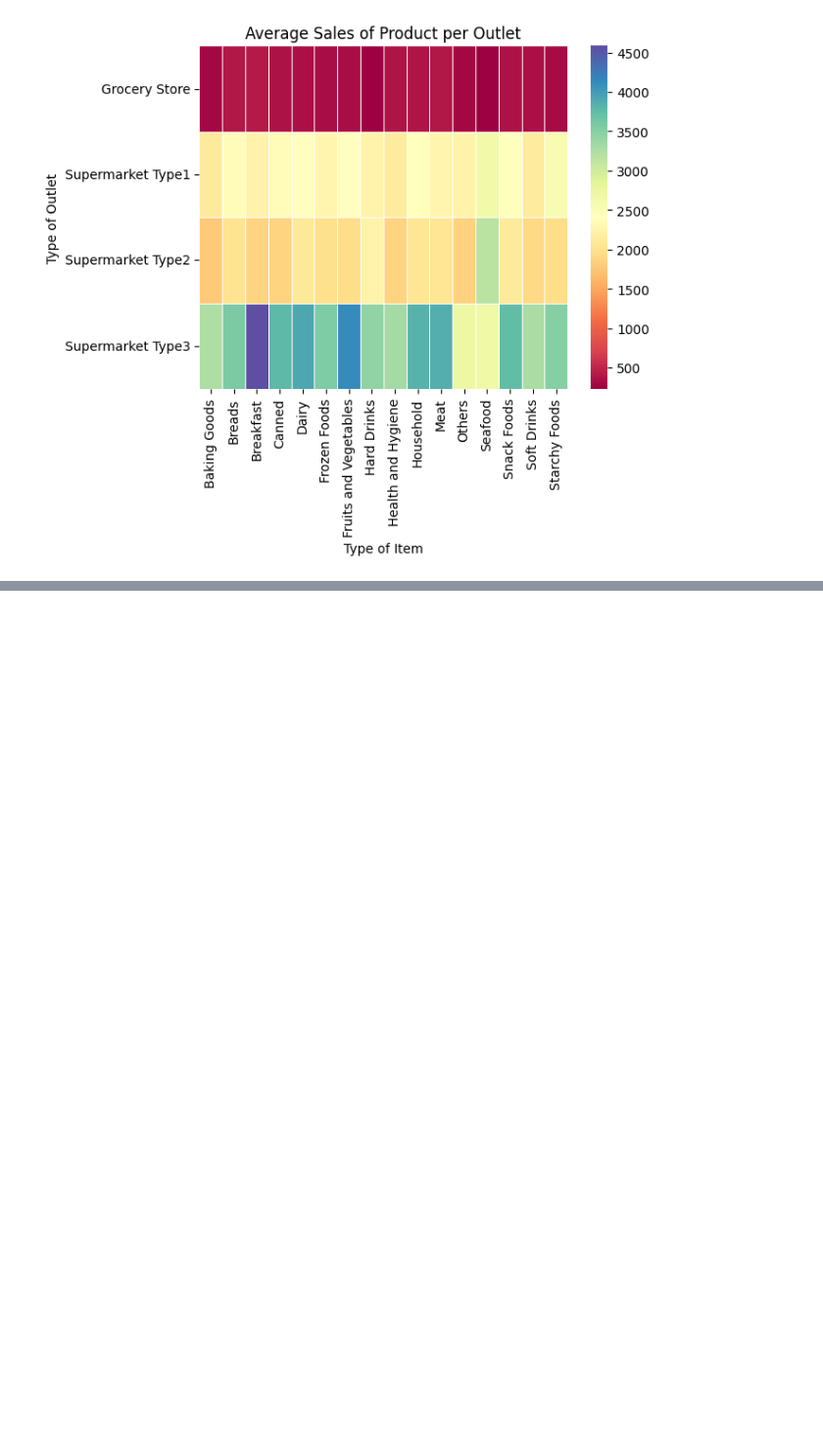
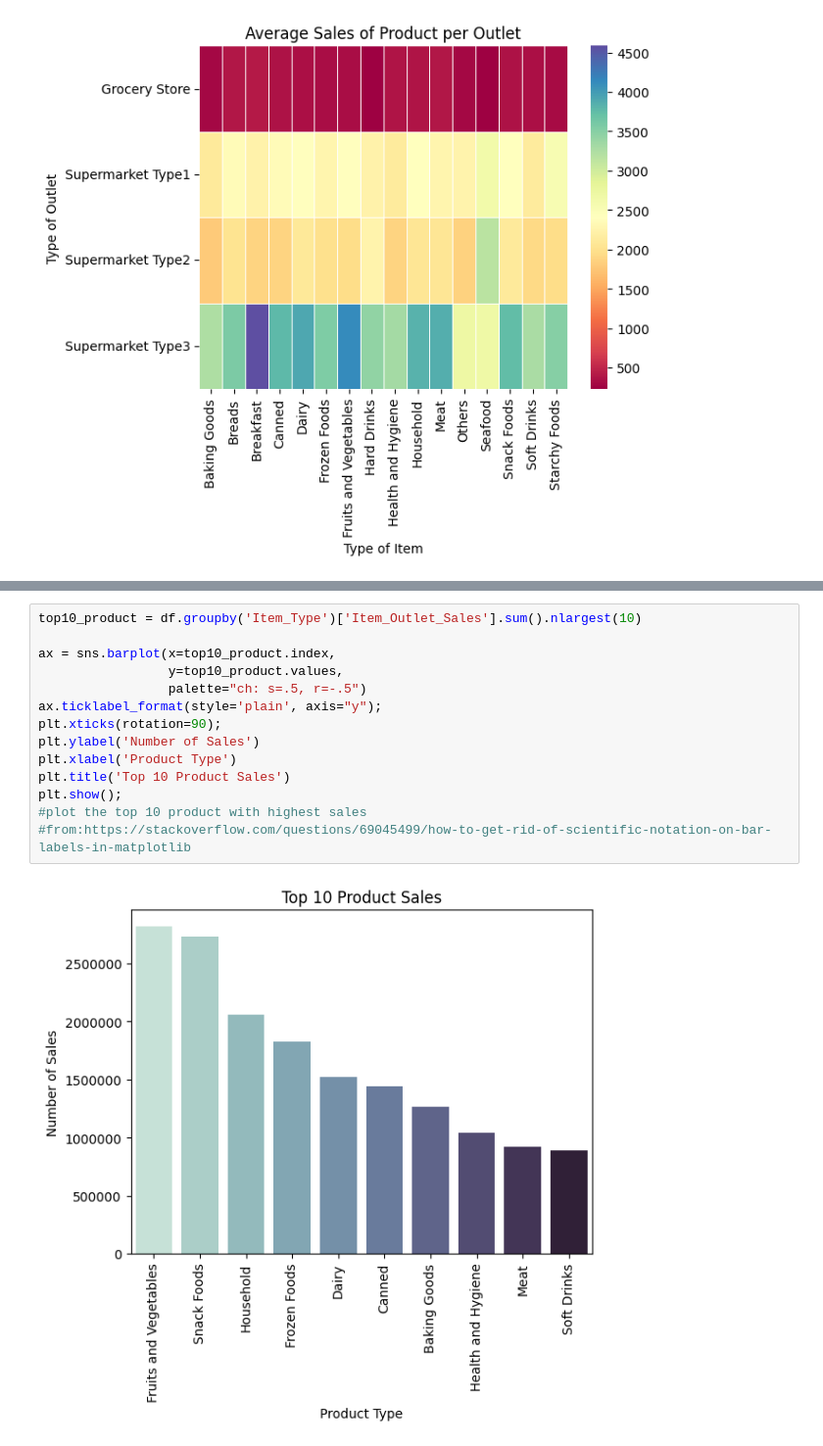
Before and after one commit to velascogringo/Sales_Prediction, a Jupyter notebook: Sales_Prediction_Core.ipynb, the cells around one changed output, grey strips where cells are left out. Shown at 98% size. Cells and saved outputs as stored; diff of their text form; blank space fills up the shorter version.

```diff
--- a/Sales_Prediction_Core.ipynb
+++ b/Sales_Prediction_Core.ipynb
@@ -383,0 +434,16 @@ Text(0.5, 23.52222222222222, 'Type of Item')
+# %%
+top10_product = df.groupby('Item_Type')['Item_Outlet_Sales'].sum().nlargest(10)
+
+ax = sns.barplot(x=top10_product.index,
+                 y=top10_product.values,
+                 palette="ch: s=.5, r=-.5")
+ax.ticklabel_format(style='plain', axis="y");
+plt.xticks(rotation=90);
+plt.ylabel('Number of Sales')
+plt.xlabel('Product Type')
+plt.title('Top 10 Product Sales')
+plt.show();
+#plot the top 10 product with highest sales
+#from:https://stackoverflow.com/questions/69045499/how-to-get-rid-of-scientific-notation-on-bar-labels-in-matplotlib
+# %% [output]
+[figure, added]
```
Also changed, not shown: parts of 9 cells of this notebook.
